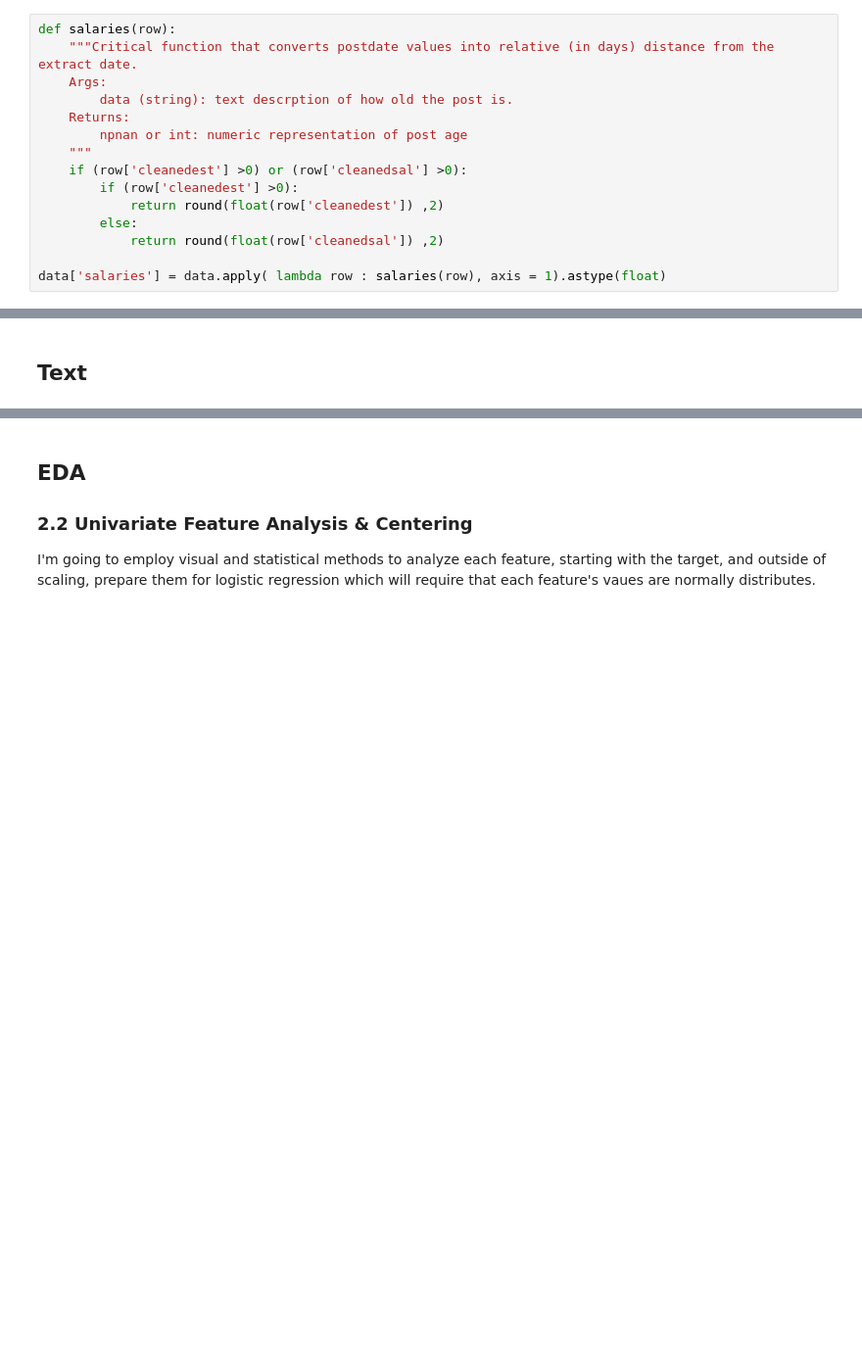
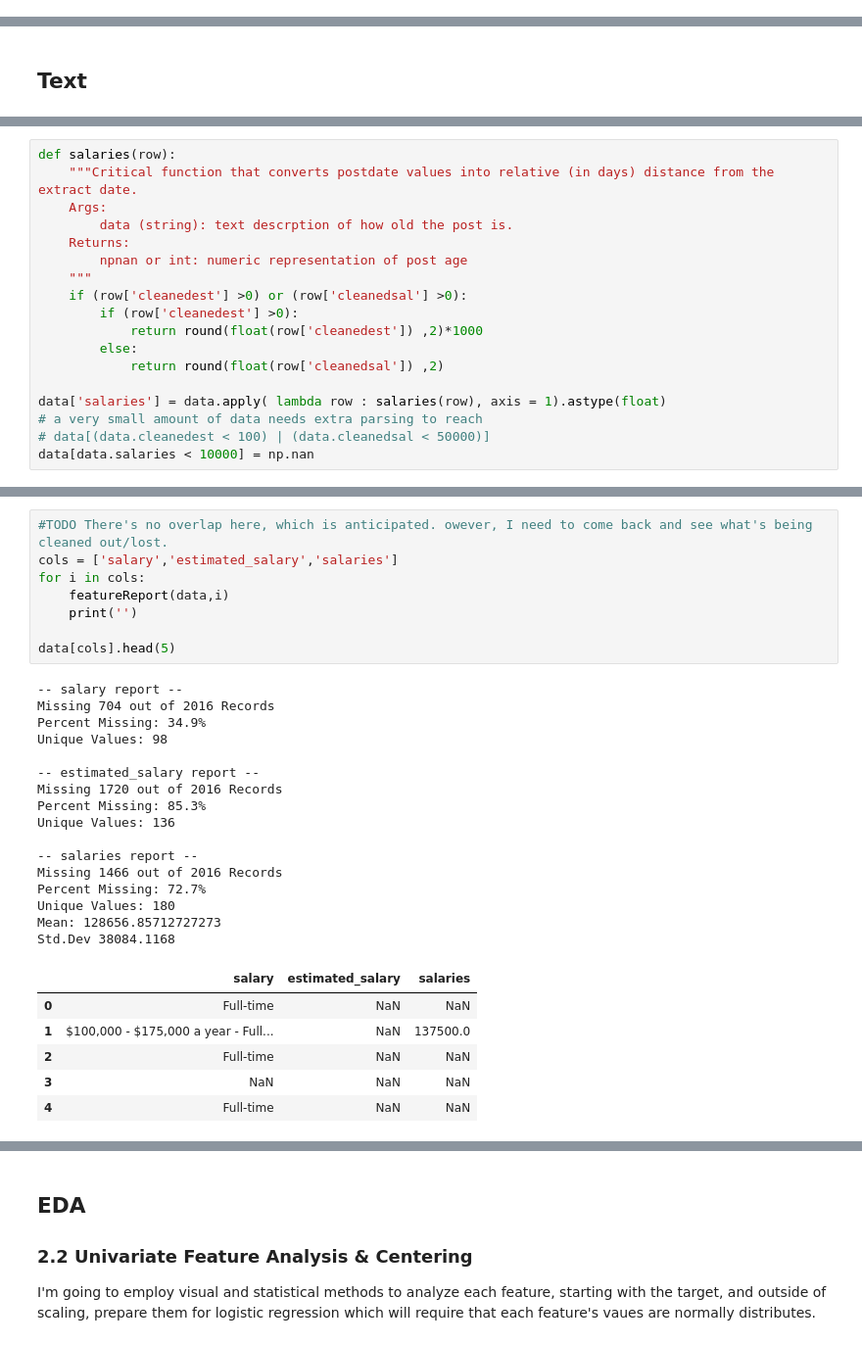
Before and after one commit to 333Kenji/indeedjobscraper, a Jupyter notebook: docs/1_wrangling_engineering.ipynb, the cells around one changed output, grey strips where cells are left out. Shown at 98% size. Drawn from its saved outputs; the diff is of its cells as text; blank space fills up the shorter version.

```diff
--- a/docs/1_wrangling_engineering.ipynb
+++ b/docs/1_wrangling_engineering.ipynb
@@ -471,15 +437,0 @@ data['cleanedsal'].unique()
-# %%
-def salaries(row):
-    """Critical function that converts postdate values into relative (in days) distance from the extract date.
-    Args:
-        data (string): text descrption of how old the post is.
-    Returns:
-        npnan or int: numeric representation of post age
-    """
-    if (row['cleanedest'] >0) or (row['cleanedsal'] >0):
-        if (row['cleanedest'] >0):
-            return round(float(row['cleanedest']) ,2)
-        else:
-            return round(float(row['cleanedsal']) ,2)
-
-data['salaries'] = data.apply( lambda row : salaries(row), axis = 1).astype(float)
@@ -497,0 +762,18 @@ data[data.salaries.notna()].head()
+# %%
+def salaries(row):
+    """Critical function that converts postdate values into relative (in days) distance from the extract date.
+    Args:
+        data (string): text descrption of how old the post is.
+    Returns:
+        npnan or int: numeric representation of post age
+    """
+    if (row['cleanedest'] >0) or (row['cleanedsal'] >0):
+        if (row['cleanedest'] >0):
+            return round(float(row['cleanedest']) ,2)*1000
+        else:
+            return round(float(row['cleanedsal']) ,2)
+
+data['salaries'] = data.apply( lambda row : salaries(row), axis = 1).astype(float)
+# a very small amount of data needs extra parsing to reach
+# data[(data.cleanedest < 100) | (data.cleanedsal < 50000)]
+data[data.salaries < 10000] = np.nan
@@ -497,0 +813,31 @@ data[data.salaries.notna()].head()
+# %%
+#TODO There's no overlap here, which is anticipated. owever, I need to come back and see what's being cleaned out/lost.
+cols = ['salary','estimated_salary','salaries']
+for i in cols:
+    featureReport(data,i)
+    print('')
+
+data[cols].head(5)
+# %% [output]
+-- salary report --
+Missing 704 out of 2016 Records
+Percent Missing: 34.9%
+Unique Values: 98
+
+-- estimated_salary report --
+Missing 1720 out of 2016 Records
+Percent Missing: 85.3%
+Unique Values: 136
+
+-- salaries report --
+Missing 1466 out of 2016 Records
+Percent Missing: 72.7%
+Unique Values: 180
+Mean: 128656.85712727273
+Std.Dev 38084.1168
+|  | salary | estimated_salary | salaries |
+| 0 | Full-time | NaN | NaN |
+| 1 | $100,000 - $175,000 a year - Full... | NaN | 137500.0 |
+| 2 | Full-time | NaN | NaN |
+| 3 | NaN | NaN | NaN |
+| 4 | Full-time | NaN | NaN |
```
Also changed, not shown: parts of 123 cells of this notebook, 1 other file.
